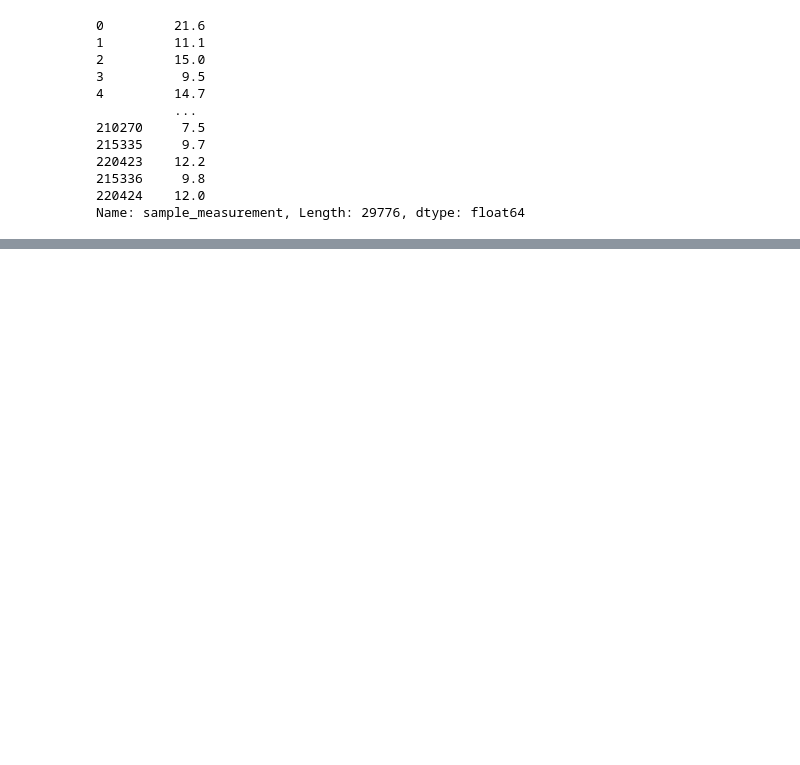
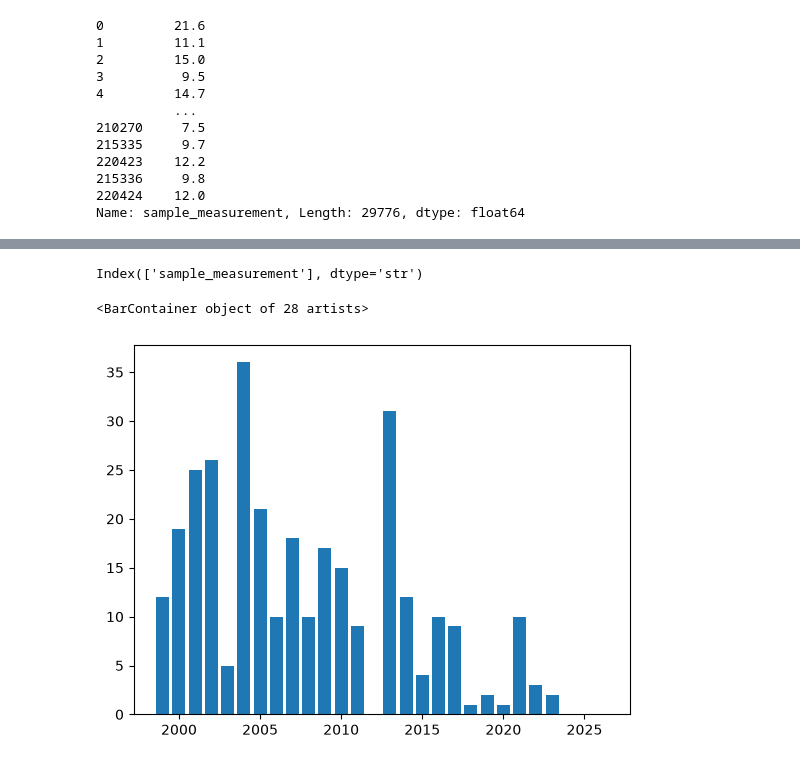
Before and after one commit to sodoo-gadal/UROP-SLC-AQ-, a Jupyter notebook: Salt_Lake_City_AQI/hourly_time_series.ipynb, the cells around one changed output, grey strips where cells are left out. Cells and saved outputs as stored; diff of their text form; code cells hidden in the pictures; blank space fills up the shorter version.

```diff
--- a/Salt_Lake_City_AQI/hourly_time_series.ipynb
+++ b/Salt_Lake_City_AQI/hourly_time_series.ipynb
@@ -130,0 +122,3 @@ ConversionError: Failed to convert value(s) to axis units: <pandas.api.typing.Se
+# %%
+df_exceedance = df_by_day_flatten.groupby("years")["sample_measurement"].agg(lambda x: (x>35).sum())
+df_exceedance
@@ -130,0 +143,11 @@ ConversionError: Failed to convert value(s) to axis units: <pandas.api.typing.Se
+# %%
+df_exceedance= pd.DataFrame(df_exceedance)
+# %%
+df_exceedance.columns
+# %% [output]
+Index(['sample_measurement'], dtype='str')
+# %%
+plt.bar(df_exceedance.index, df_exceedance["sample_measurement"])
+# %% [output]
+<BarContainer object of 28 artists>
+[figure, added]
```
Also changed, not shown: parts of 12 cells of this notebook.
